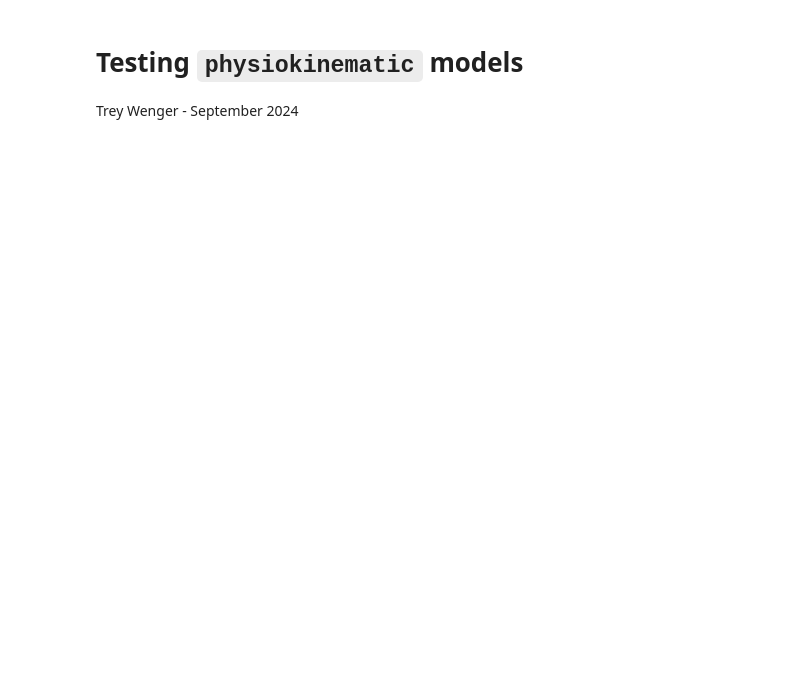
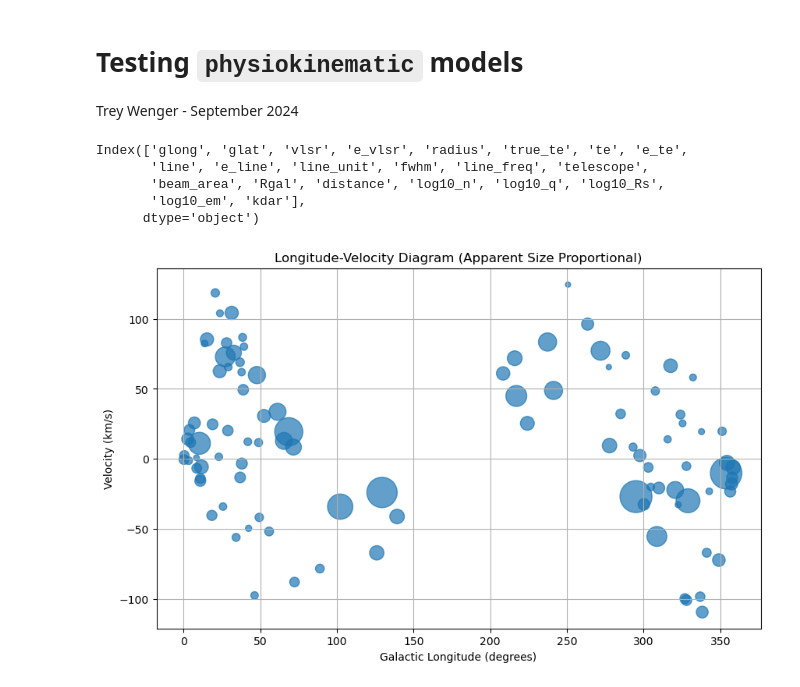
Before and after one commit to ryanbakko/physiokinematic, a Jupyter notebook: test.ipynb, the cells around one changed output. Saved outputs shown, nothing was run; the diff lists cells and outputs as text; code cells hidden in the pictures; blank space fills up the shorter version.

```diff
--- a/test.ipynb
+++ b/test.ipynb
@@ -5,3 +5,15 @@ Trey Wenger - September 2024
 from physiokinematic.simulate import simulate
 # Generate synthetic dataset
 data = simulate(100, seed=1234)
+# %%
+data.keys()
+# %% [output]
+Index(['glong', 'glat', 'vlsr', 'e_vlsr', 'radius', 'true_te', 'te', 'e_te',
+       'line', 'e_line', 'line_unit', 'fwhm', 'line_freq', 'telescope',
+       'beam_area', 'Rgal', 'distance', 'log10_n', 'log10_q', 'log10_Rs',
+       'log10_em', 'kdar'],
+      dtype='object')
+# %%
+plot_longitude_velocity_diagram(data)
+# %% [output]
+[figure, added]
```
Also changed, not shown: parts of 20 cells of this notebook, 8 other files.
